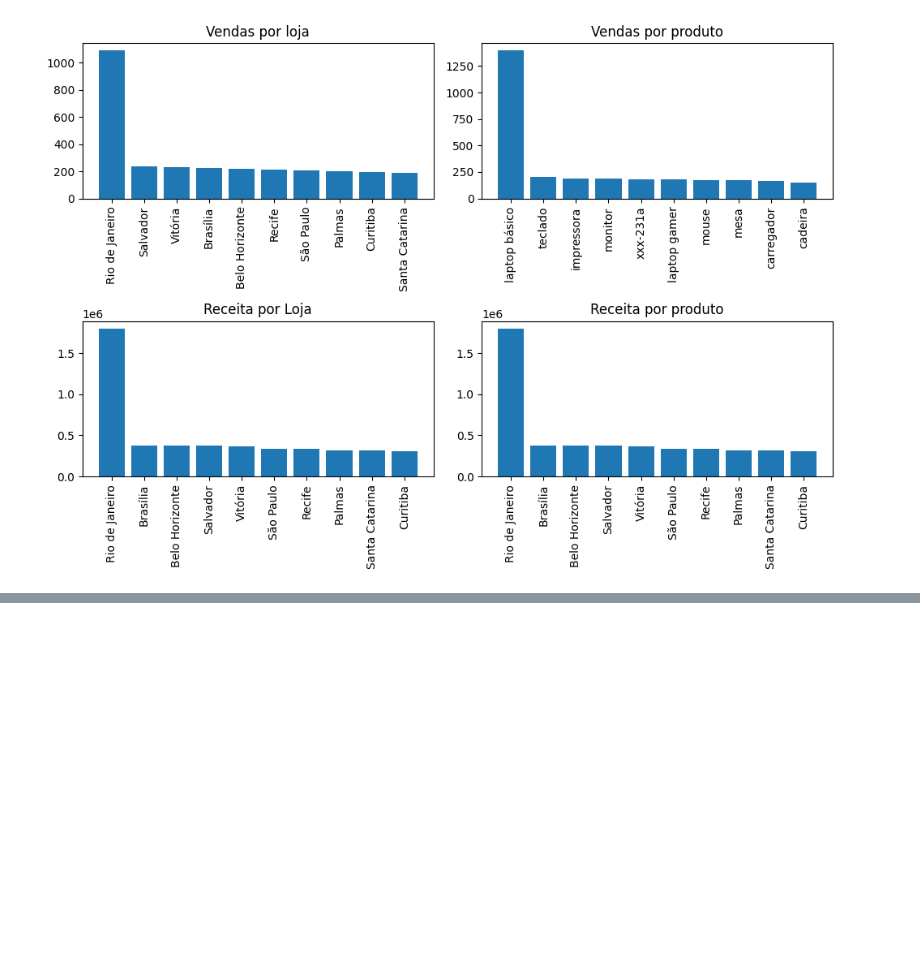
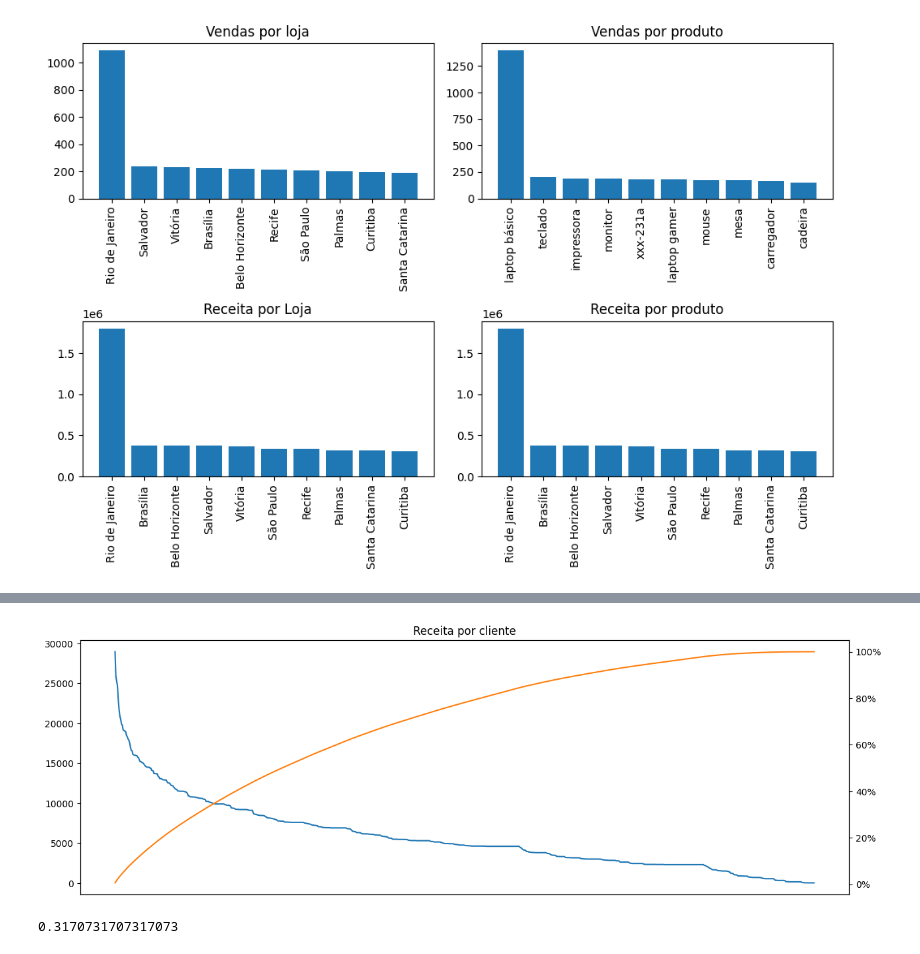
Before and after one commit to thaiisfaustino/Analise-contexto-loja, a Jupyter notebook: notebooks/analise-descritiva.ipynb, the cells around one changed output, grey strips where cells are left out. Saved outputs shown, nothing was run; the diff lists cells and outputs as text; code cells hidden in the pictures; blank space fills up the shorter version.

```diff
--- a/notebooks/analise-descritiva.ipynb
+++ b/notebooks/analise-descritiva.ipynb
@@ -513,0 +542,17 @@ plt.show()
+# %%
+fig, ax = plt.subplots(figsize=(15,5))
+ax.plot(graf_dados.index, graf_dados.values, color='C0')
+ax2 = ax.twinx()
+ax2.plot(graf_dados.index, graf_dados.values.cumsum()/graf_dados.values.sum()*100, color='C1')
+ax2.yaxis.set_major_formatter(PercentFormatter())
+ax2.axes.get_xaxis().set_visible(False)
+ax.axes.get_xaxis().set_visible(False)
+plt.title('Receita por cliente')
+plt.show()
+# %% [output]
+[figure, added]
+# %%
+receita_acumulada = graf_dados.cumsum()/graf_dados.sum()
+receita_acumulada[receita_acumulada<0.60].count()/receita_acumulada.count()
+# %% [output]
+0.3170731707317073
```
Also changed, not shown: parts of 20 cells of this notebook.
